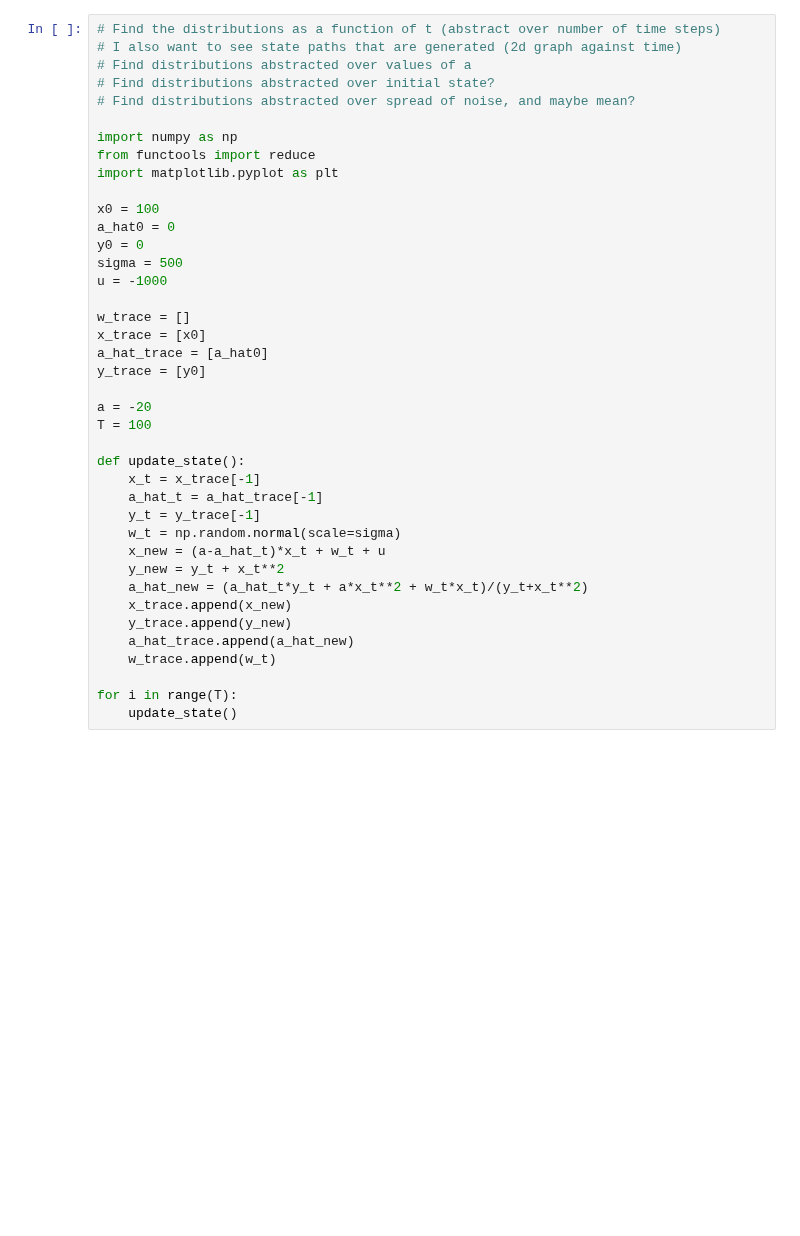
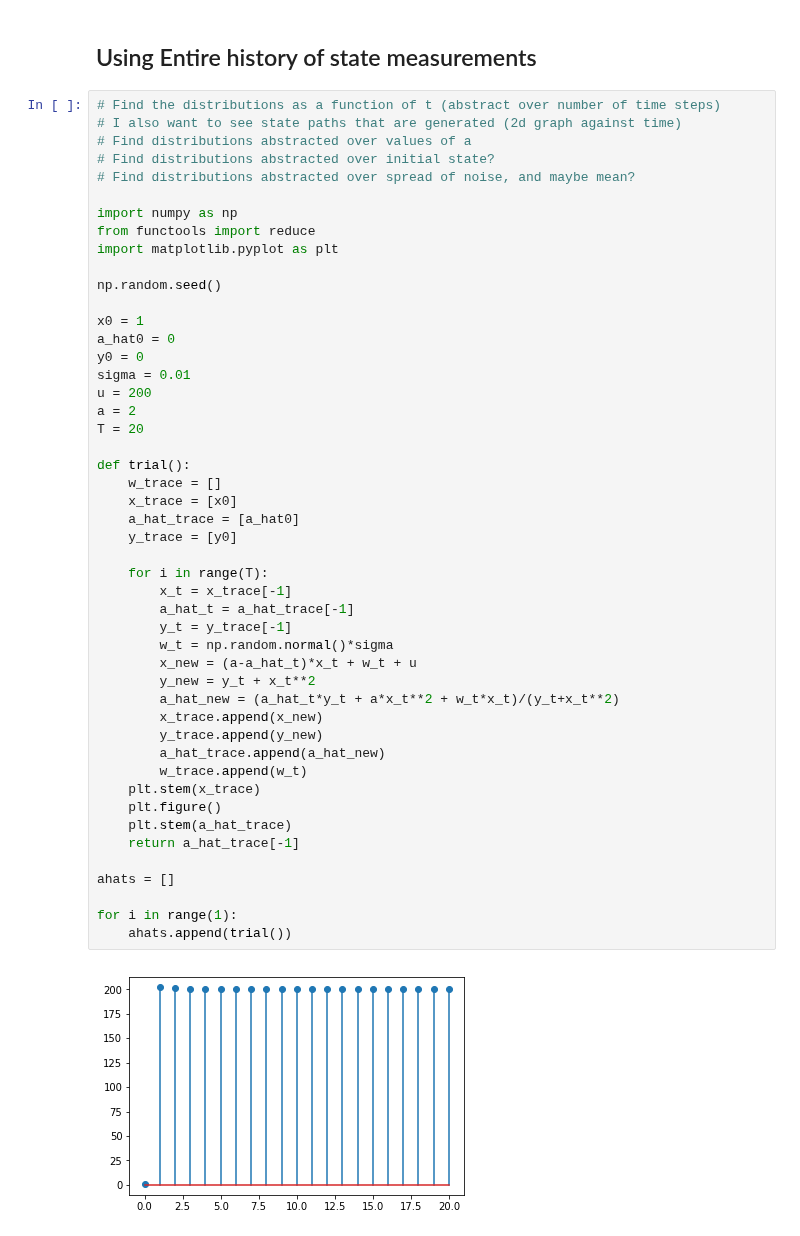
Before and after one commit to rahularya50/control-proj, a Jupyter notebook: Jupyter Notebooks/Simulated Dynamics with estimate update.ipynb, the cells around one changed output. Drawn from its saved outputs; the diff is of its cells as text; blank space fills up the shorter version.

```diff
--- a/Jupyter Notebooks/Simulated Dynamics with estimate update.ipynb
+++ b/Jupyter Notebooks/Simulated Dynamics with estimate update.ipynb
@@ -1,40 +1,52 @@
+# %% [markdown]
+## Using Entire history of state measurements
 # %%
 # Find the distributions as a function of t (abstract over number of time steps)
 # I also want to see state paths that are generated (2d graph against time)
 # Find distributions abstracted over values of a
 # Find distributions abstracted over initial state?
 # Find distributions abstracted over spread of noise, and maybe mean?
 
 import numpy as np
 from functools import reduce
 import matplotlib.pyplot as plt
 
-x0 = 100
+np.random.seed()
+
+x0 = 1
 a_hat0 = 0
 y0 = 0
-sigma = 500
-u = -1000
+sigma = 0.01
+u = 200
+a = 2
+T = 20
 
-w_trace = []
-x_trace = [x0]
-a_hat_trace = [a_hat0]
-y_trace = [y0]
+def trial():
+    w_trace = []
+    x_trace = [x0]
+    a_hat_trace = [a_hat0]
+    y_trace = [y0]
 
-a = -20
-T = 100
+    for i in range(T):
+        x_t = x_trace[-1]
+        a_hat_t = a_hat_trace[-1]
+        y_t = y_trace[-1]
+        w_t = np.random.normal()*sigma
+        x_new = (a-a_hat_t)*x_t + w_t + u
+        y_new = y_t + x_t**2
+        a_hat_new = (a_hat_t*y_t + a*x_t**2 + w_t*x_t)/(y_t+x_t**2)
+        x_trace.append(x_new)
+        y_trace.append(y_new)
+        a_hat_trace.append(a_hat_new)
+        w_trace.append(w_t)
+    plt.stem(x_trace)
+    plt.figure()
+    plt.stem(a_hat_trace)
+    return a_hat_trace[-1]
 
-def update_state():
-    x_t = x_trace[-1]
-    a_hat_t = a_hat_trace[-1]
-    y_t = y_trace[-1]
-    w_t = np.random.normal(scale=sigma)
-    x_new = (a-a_hat_t)*x_t + w_t + u
-    y_new = y_t + x_t**2
-    a_hat_new = (a_hat_t*y_t + a*x_t**2 + w_t*x_t)/(y_t+x_t**2)
-    x_trace.append(x_new)
-    y_trace.append(y_new)
-    a_hat_trace.append(a_hat_new)
-    w_trace.append(w_t)
+ahats = []
 
-for i in range(T):
-    update_state()
+for i in range(1):
+    ahats.append(trial())
+# %% [output]
+[figure, added]
```
Also changed, not shown: parts of 16 cells of this notebook.
